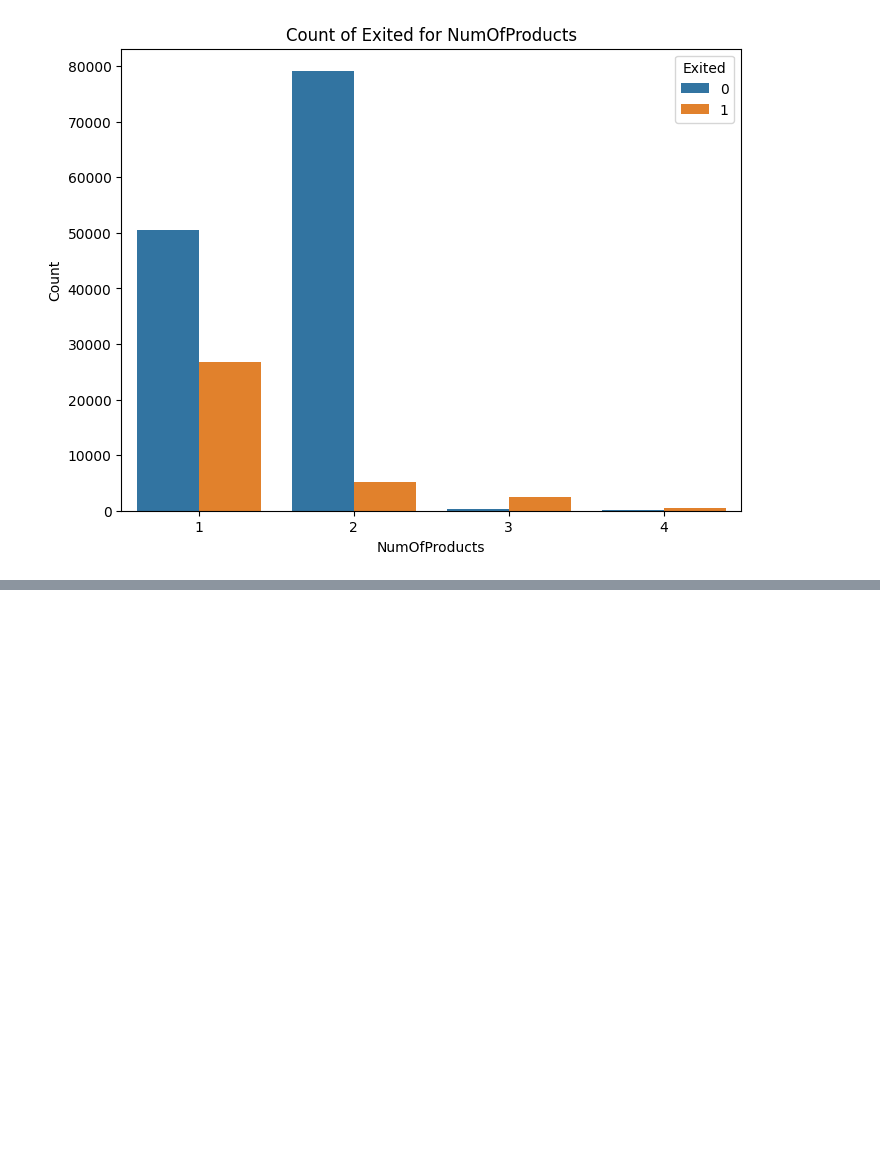
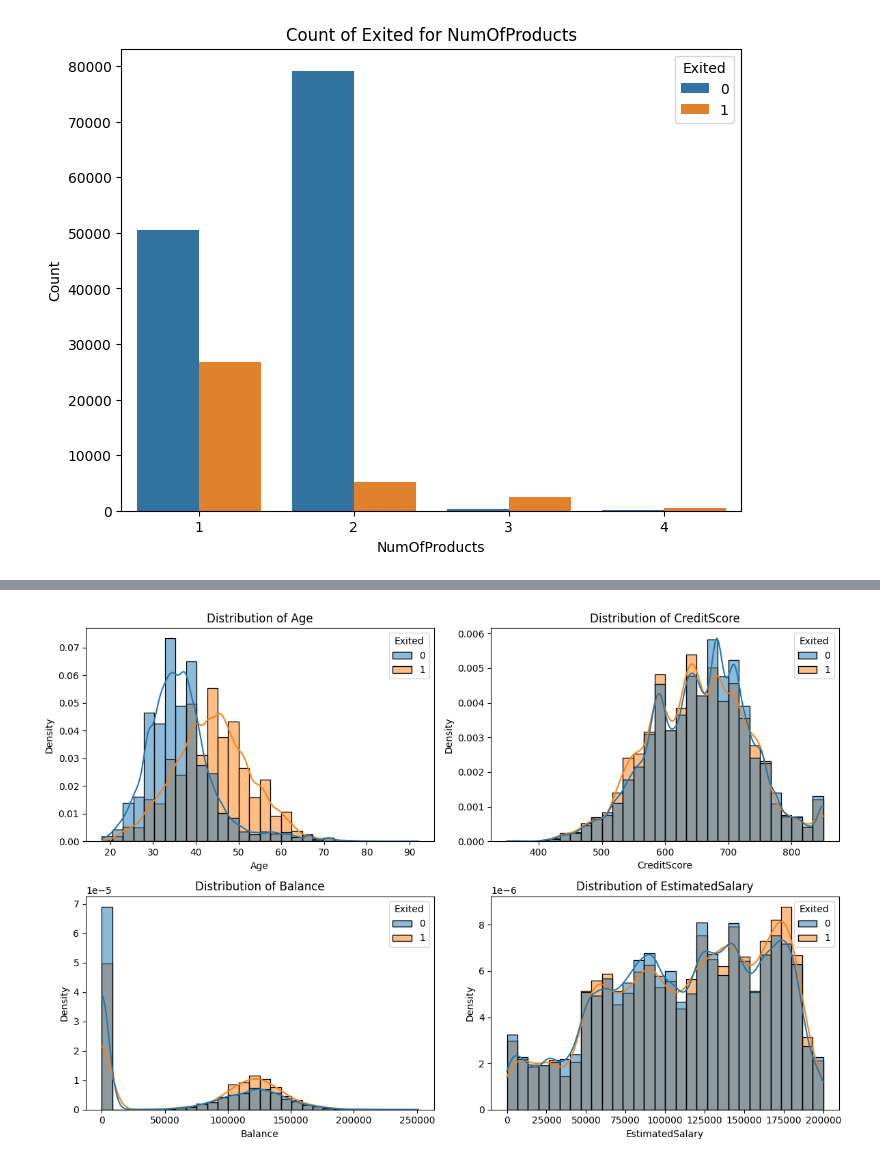
Before and after one commit to BheemeshPujari/Binary-Classification-with-a-Bank-Churn-Dataset.ipynb, a Jupyter notebook: Binary_Classification_with_a_Bank_Churn_Dataset.ipynb, the cells around one changed output, grey strips where cells are left out. Cells and saved outputs as stored; diff of their text form; code cells hidden in the pictures; blank space fills up the shorter version.

```diff
--- a/Binary_Classification_with_a_Bank_Churn_Dataset.ipynb
+++ b/Binary_Classification_with_a_Bank_Churn_Dataset.ipynb
@@ -168,0 +164,17 @@ Text(0, 0.5, 'Count')
+# %%
+# Set the style of seaborn
+#sns.set(style='whitegrid')
+
+# Plotting histograms with KDE for specified columns
+plt.figure(figsize=(12, 8))
+for i, column in enumerate(['Age', 'CreditScore', 'Balance', 'EstimatedSalary'], 1):
+    plt.subplot(2, 2, i)
+    sns.histplot(data=train_data, x=column, bins=30, kde=True, hue='Exited', stat='density', common_norm=False)
+    plt.title(f'Distribution of {column}')
+    plt.xlabel(column)
+    plt.ylabel('Density')
+
+plt.tight_layout()
+plt.show()
+# %% [output]
+[figure, added]
```
Also changed, not shown: parts of 32 cells of this notebook.
